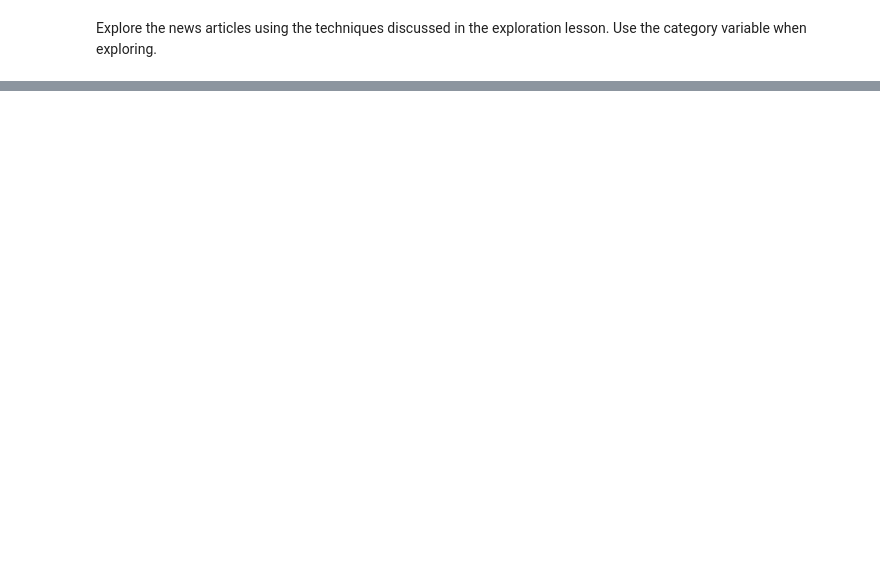
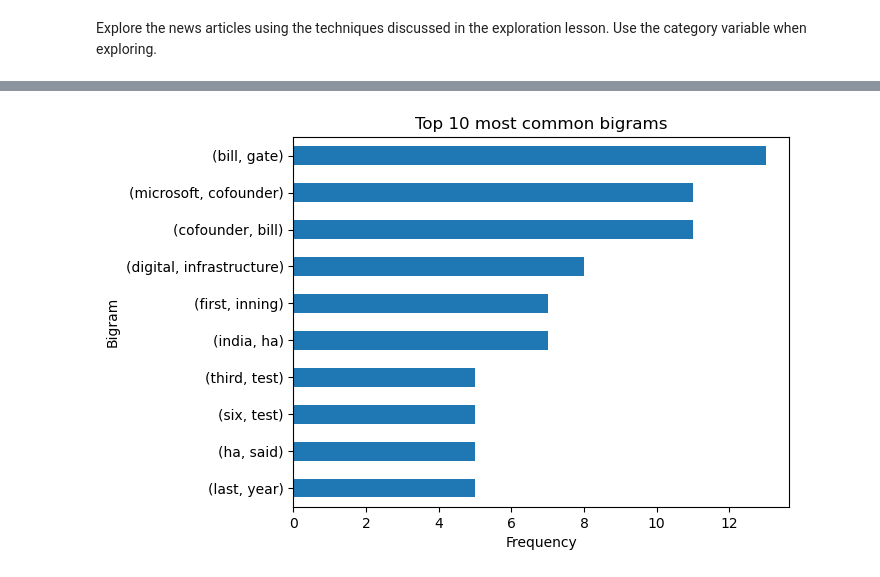
Before and after one commit to jorgellopez38/natural-language-processing-exercises, a Jupyter notebook: explore.ipynb, the cells around one changed output, grey strips where cells are left out. Cells and saved outputs as stored; diff of their text form; code cells hidden in the pictures; blank space fills up the shorter version.

```diff
--- a/explore.ipynb
+++ b/explore.ipynb
@@ -305,2 +434,8 @@ Explore the blog articles using the techniques discussed in the exploration less
 # %% [markdown]
 Explore the news articles using the techniques discussed in the exploration lesson. Use the category variable when exploring.
+# %%
+#Test my function!
+topics = ['business', 'sports', 'technology', 'entertainment']
+
+news_df = pd.DataFrame(a.get_news_articles(topics))
+news_df.head()
@@ -306,0 +449,4 @@ Explore the news articles using the techniques discussed in the exploration less
+# %%
+#applying clean function to get all normalized text in content column
+all_words = clean(' '.join(news_df.content))
+all_words
@@ -306,0 +490,3 @@ Explore the news articles using the techniques discussed in the exploration less
+# %%
+news_df = all_words
+news_df
@@ -306,0 +553,9 @@ Explore the news articles using the techniques discussed in the exploration less
+# %%
+#visualize top ten
+pd.Series(nltk.bigrams(news_df)).value_counts().head(10).plot.barh().invert_yaxis()
+plt.title('Top 10 most common bigrams')
+plt.ylabel('Bigram')
+plt.xlabel('Frequency')
+None
+# %% [output]
+[figure, added]
```
Also changed, not shown: parts of 20 cells of this notebook.
